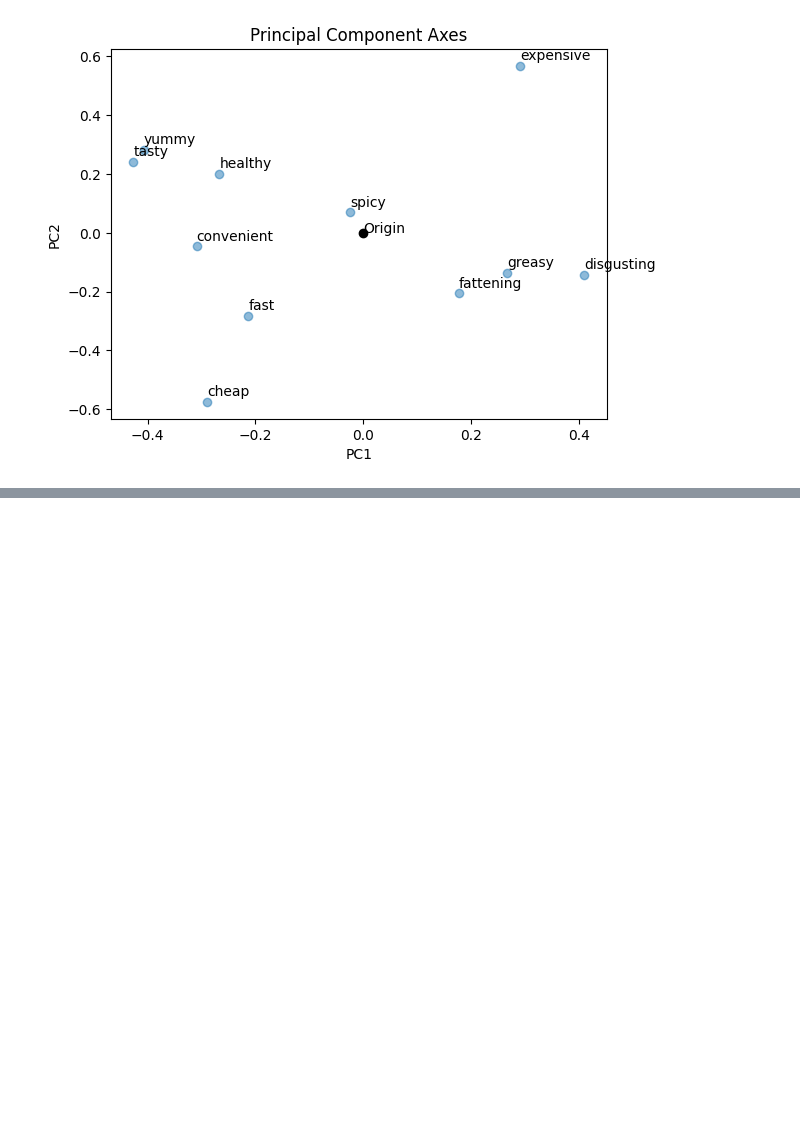
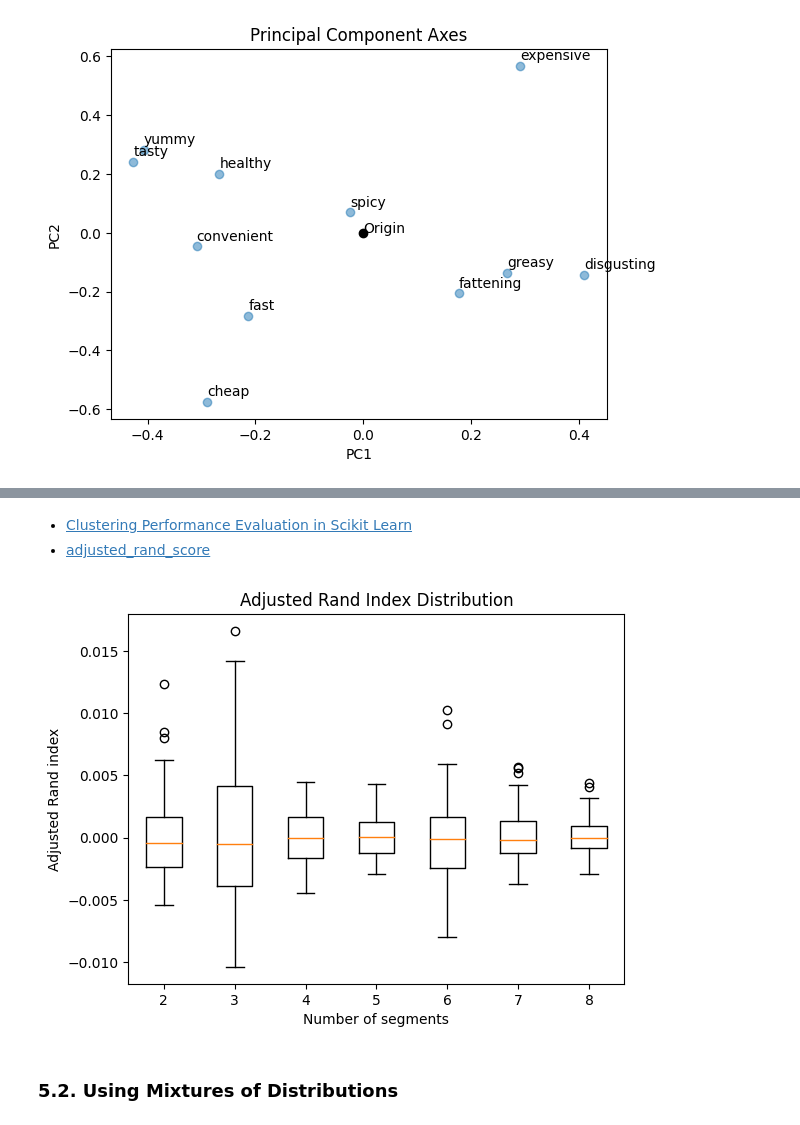
Before and after one commit to Adhiban1/Market-Segmentation, a Jupyter notebook: McDonalds-Case-Study.ipynb, the cells around one changed output, grey strips where cells are left out. Saved outputs shown, nothing was run; the diff lists cells and outputs as text; code cells hidden in the pictures; blank space fills up the shorter version.

```diff
--- a/McDonalds-Case-Study.ipynb
+++ b/McDonalds-Case-Study.ipynb
@@ -132,0 +155,25 @@ plt.show()
+# %% [markdown]
+- [Clustering Performance Evaluation in Scikit Learn](https://www.geeksforgeeks.org/clustering-performance-evaluation-in-scikit-learn/)
+- [adjusted_rand_score](https://scikit-learn.org/stable/modules/generated/sklearn.metrics.adjusted_rand_score.html)
+# %%
+from sklearn.metrics import adjusted_rand_score
+
+n_boot = 100
+ARI_scores = []
+for labels in k_result:
+    ari_boot = []
+    for _ in range(n_boot):
+        random_sample = np.random.choice(labels, size=len(labels), replace=True)
+        ari = adjusted_rand_score(labels, random_sample)
+        ari_boot.append(ari)
+    ARI_scores.append(ari_boot)
+
+plt.boxplot(ARI_scores, labels=range(2, 9))
+plt.xlabel('Number of segments')
+plt.ylabel('Adjusted Rand index')
+plt.title('Adjusted Rand Index Distribution')
+plt.show()
+# %% [output]
+[figure, added]
+# %% [markdown]
+### 5.2. Using Mixtures of Distributions
```
Also changed, not shown: parts of 5 cells of this notebook, 1 other file.
